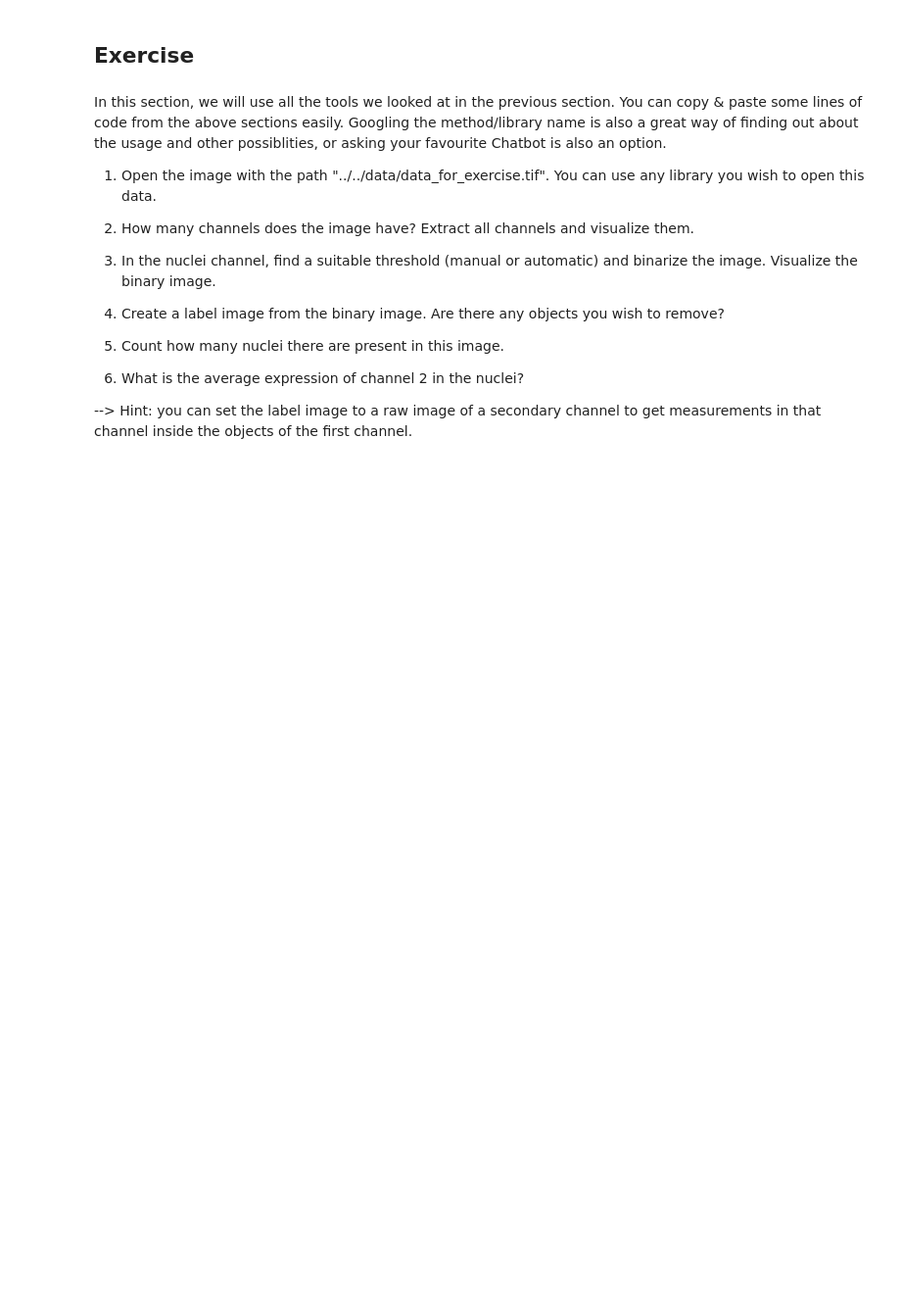
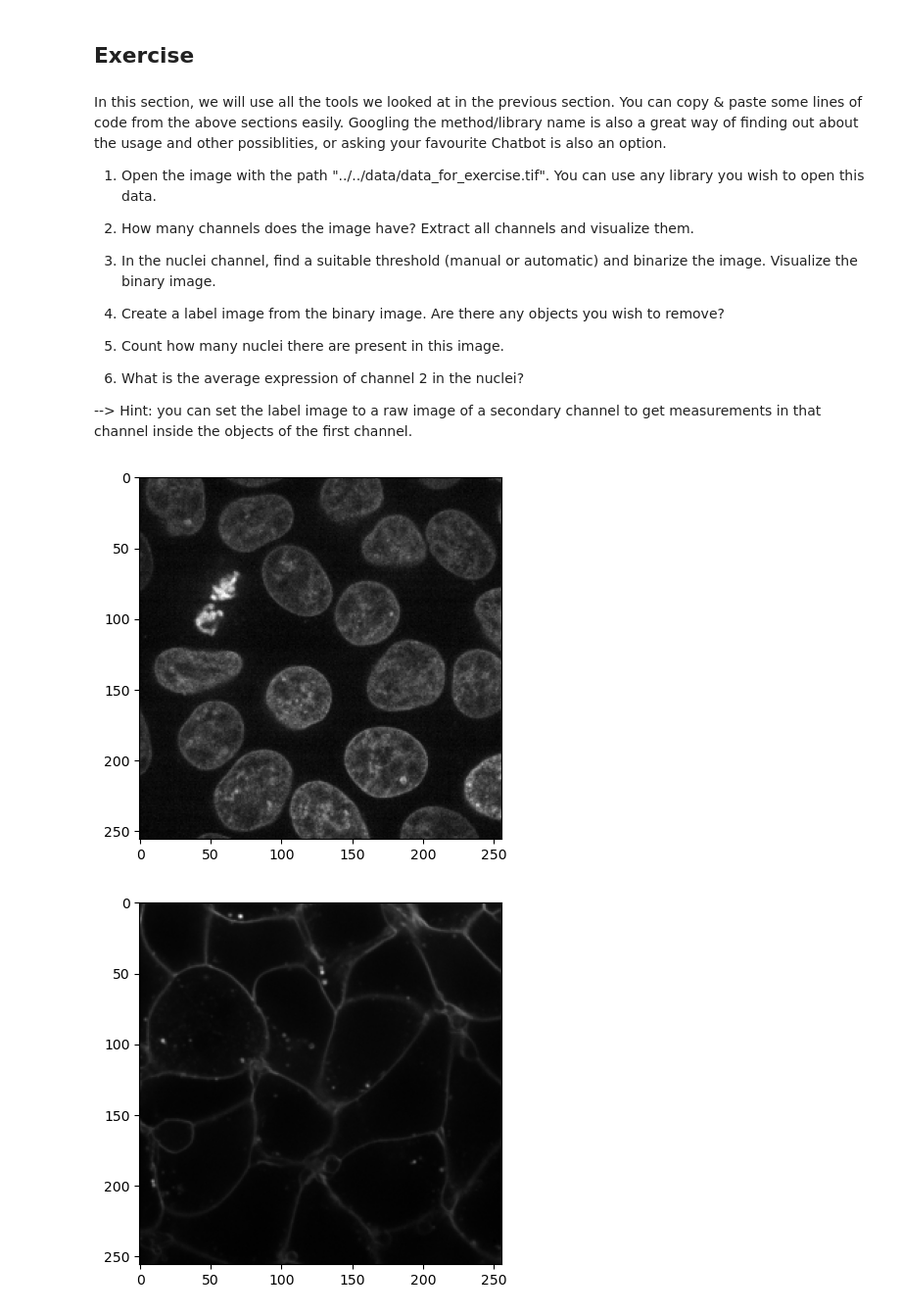
Before and after one commit to m-albert/mnb-image-analysis, a Jupyter notebook: materials/image_processing/image_processing.ipynb, the cells around one changed output. Shown at 98% size. Saved outputs shown, nothing was run; the diff lists cells and outputs as text; code cells hidden in the pictures; blank space fills up the shorter version.

Commit message:
More testing with cells3d from skimage

```diff
--- a/materials/image_processing/image_processing.ipynb
+++ b/materials/image_processing/image_processing.ipynb
@@ -578,3 +582,16 @@ In this section, we will use all the tools we looked at in the previous section.
 6. What is the average expression of channel 2 in the nuclei?
 
 --> Hint: you can set the label image to a raw image of a secondary channel to get measurements in that channel inside the objects of the first channel.
+# %%
+from skimage import data
+
+img = data.cells3d()  # fluorescence image of shape (60, 2, 256, 256)
+img_nuclei= img[30, 1]
+img_cell = img[30, 0]
+plt.imshow(img_nuclei, cmap="gray")
+plt.show()
+plt.imshow(img_cell, cmap="gray")
+plt.show()
+# %% [output]
+[figure, added]
+[figure, added]
```
Also changed, not shown: parts of 2 cells of this notebook.
